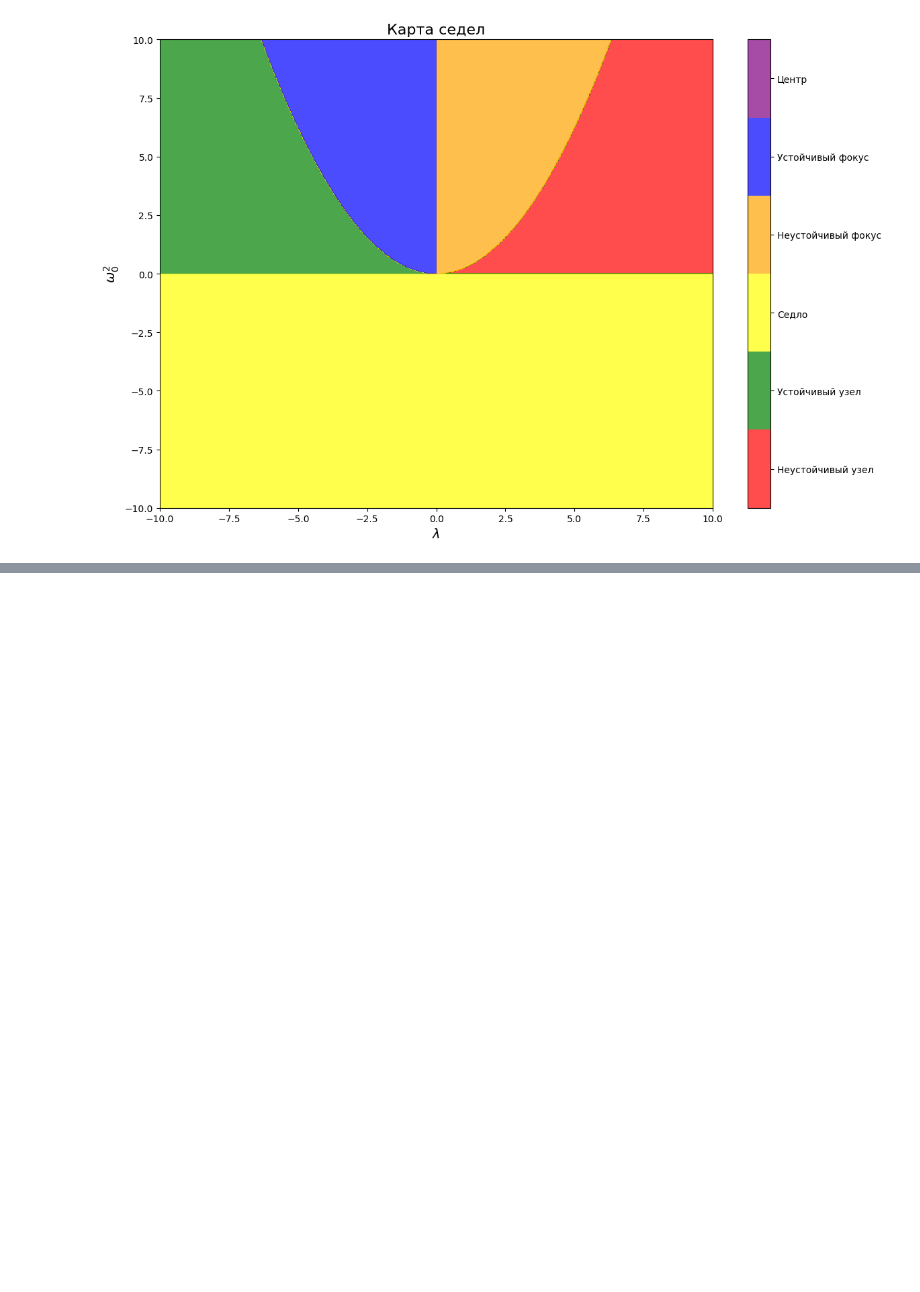
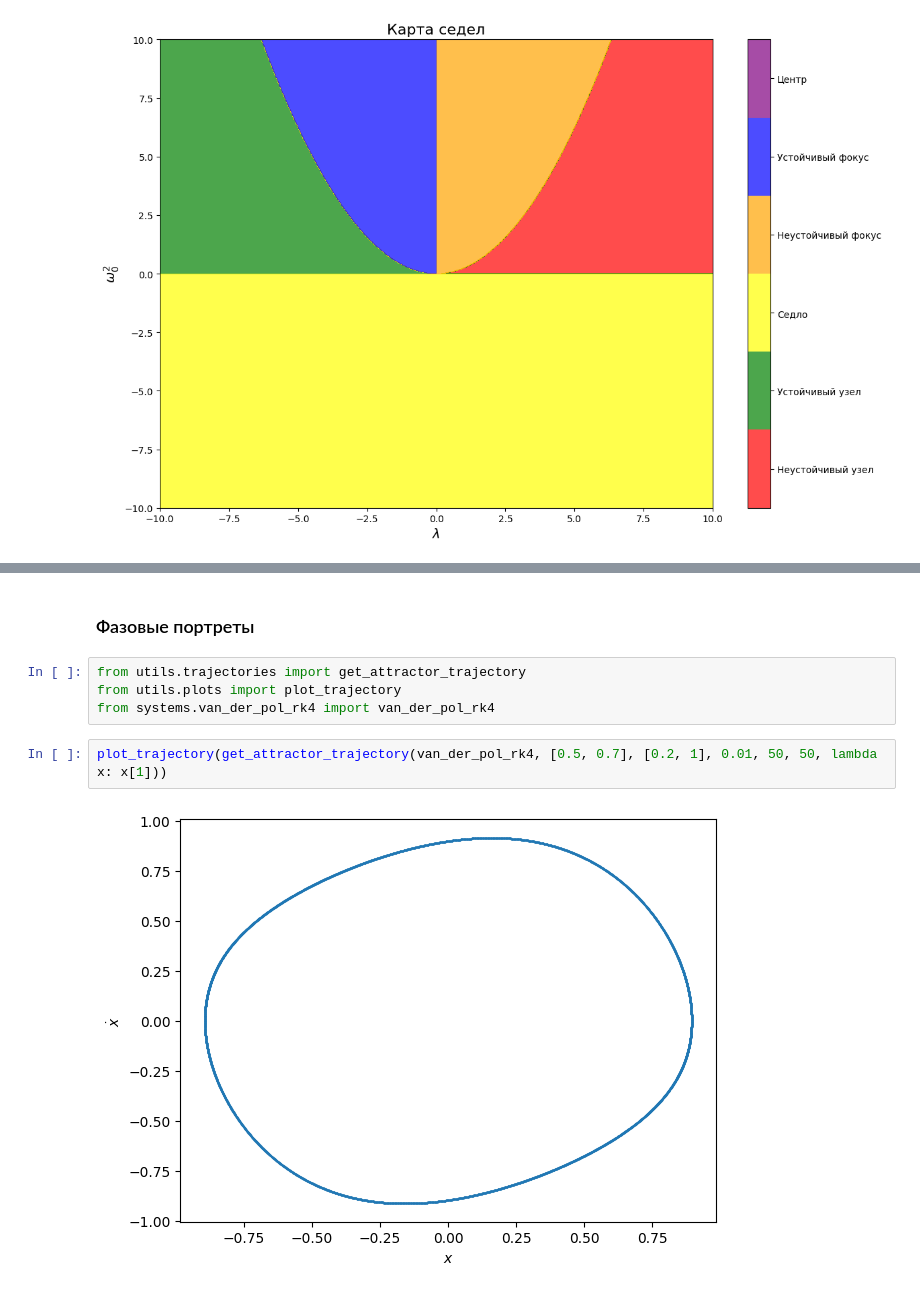
Before and after one commit to FFG99/neuromap_sync, a Jupyter notebook: explore/single_van_der_pol_dynamics.ipynb, the cells around one changed output, grey strips where cells are left out. Cells and saved outputs as stored; diff of their text form; blank space fills up the shorter version.

```diff
--- a/explore/single_van_der_pol_dynamics.ipynb
+++ b/explore/single_van_der_pol_dynamics.ipynb
@@ -99,0 +116,10 @@ plt.show()
+# %% [markdown]
+### Фазовые портреты
+# %%
+from utils.trajectories import get_attractor_trajectory
+from utils.plots import plot_trajectory
+from systems.van_der_pol_rk4 import van_der_pol_rk4
+# %%
+plot_trajectory(get_attractor_trajectory(van_der_pol_rk4, [0.5, 0.7], [0.2, 1], 0.01, 50, 50, lambda x: x[1]))
+# %% [output]
+[figure, added]
```
Also changed, not shown: parts of 6 cells of this notebook, 6 other files.
